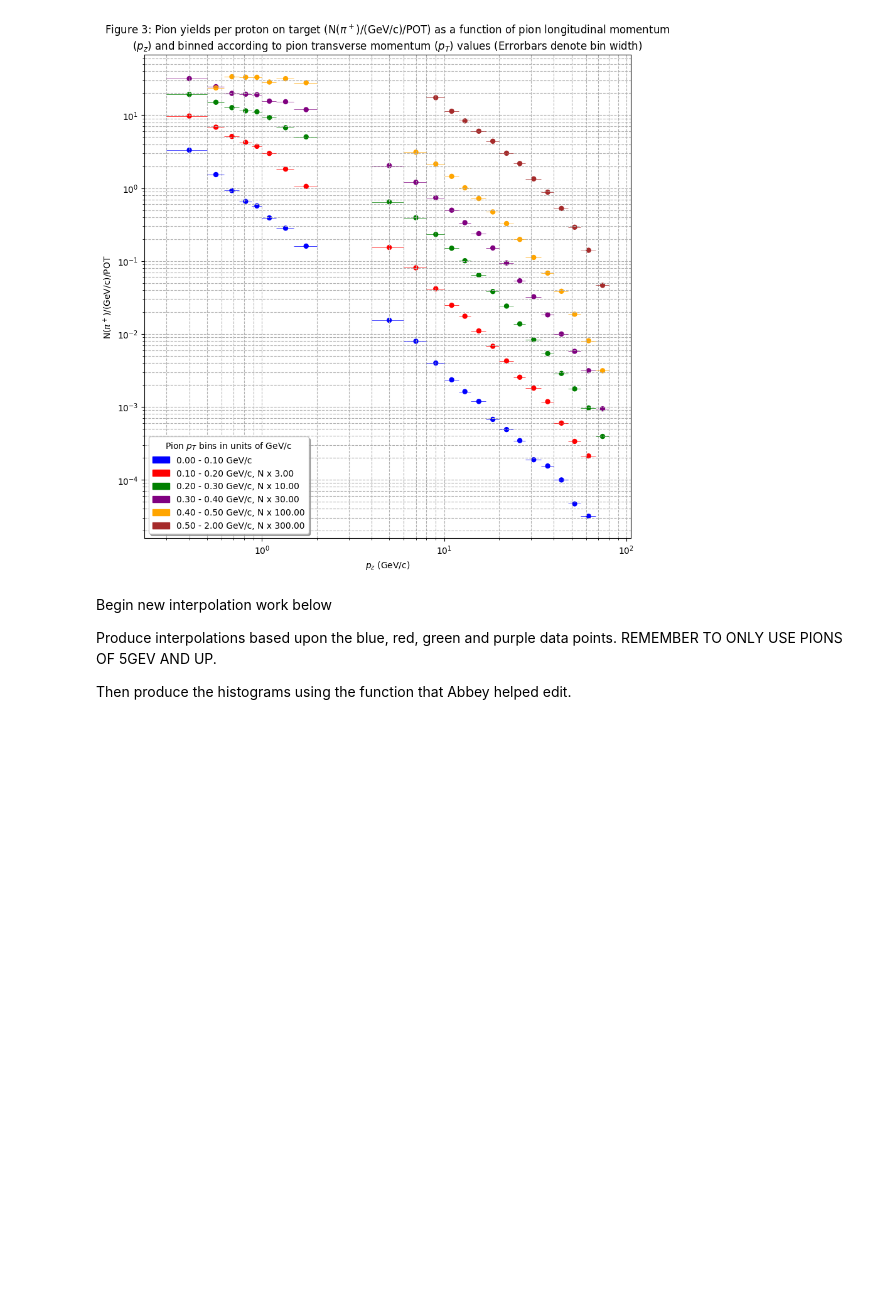
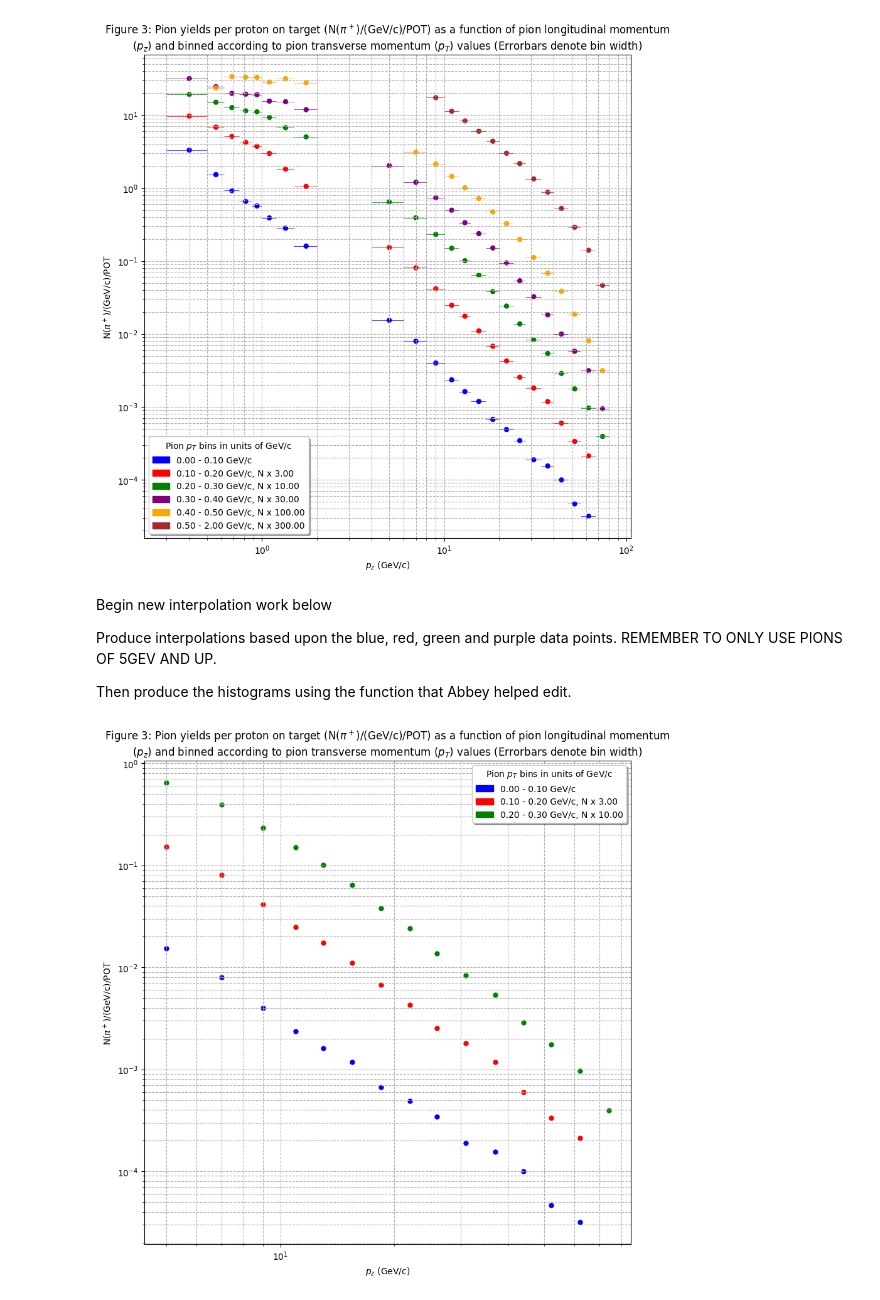
Before and after one commit to MrD0balina/Fourth-Year-Project---Neutrino-Oscillations, a Jupyter notebook: Week_8_Modifying_interpolation_focusing_on_higher_energy_pions_producing_histograms.ipynb, the cells around one changed output. Cells and saved outputs as stored; diff of their text form; code cells hidden in the pictures; blank space fills up the shorter version.

```diff
--- a/Week_8_Modifying_interpolation_focusing_on_higher_energy_pions_producing_histograms.ipynb
+++ b/Week_8_Modifying_interpolation_focusing_on_higher_energy_pions_producing_histograms.ipynb
@@ -265,0 +219,19 @@ Then produce the histograms using the function that Abbey helped edit.
+# %%
+######################### SEE COMMENT AT END OFF FFIRST LINE ######################
+
+# # colours = {  0 : "blue" , 1 : "red" , 2 : "green" , 3 : "purple" , 4 : "orange" , 5 : "brown"  }
+
+green_dots_only_y_axis_values_list = list( Pion_Plots_df1 [Pion_Plots_df1 ['pT (GeV=c) - plot colour codes'] == 2  ]['Final pi^+ plot value'] )    ## I have no idea how this line of code works ##
+green_dots_only_x_axis_values_list = list( Pion_Plots_df1 [Pion_Plots_df1 ['pT (GeV=c) - plot colour codes'] == 2  ]['pz (GeV=c) - mid range value'] )
+green_dots_new_x = [green_dots_only_x_axis_values_list for green_dots_only_x_axis_values_list in green_dots_only_x_axis_values_list if green_dots_only_x_axis_values_list >= 5]
+green_dots_new_y = ( green_dots_only_y_axis_values_list[  len(green_dots_only_y_axis_values_list)  - ( len(green_dots_new_x) ) : len(green_dots_only_y_axis_values_list) ]  )
+
+red_dots_only_y_axis_values_list = list( Pion_Plots_df1 [Pion_Plots_df1 ['pT (GeV=c) - plot colour codes'] == 1  ]['Final pi^+ plot value'] )
+red_dots_only_x_axis_values_list = list( Pion_Plots_df1 [Pion_Plots_df1 ['pT (GeV=c) - plot colour codes'] == 1  ]['pz (GeV=c) - mid range value'] )
+red_dots_new_x = [red_dots_only_x_axis_values_list for red_dots_only_x_axis_values_list in red_dots_only_x_axis_values_list if red_dots_only_x_axis_values_list >= 5]
+red_dots_new_y = ( red_dots_only_y_axis_values_list[  len(red_dots_only_y_axis_values_list)  - ( len(red_dots_new_x) ) : len(red_dots_only_y_axis_values_list) ]  )
+
+blue_dots_only_y_axis_values_list = list( Pion_Plots_df1 [Pion_Plots_df1 ['pT (GeV=c) - plot colour codes'] == 0  ]['Final pi^+ plot value'] )
+blue_dots_only_x_axis_values_list = list( Pion_Plots_df1 [Pion_Plots_df1 ['pT (GeV=c) - plot colour codes'] == 0  ]['pz (GeV=c) - mid range value'] )
+blue_dots_new_x = [blue_dots_only_x_axis_values_list for blue_dots_only_x_axis_values_list in blue_dots_only_x_axis_values_list if blue_dots_only_x_axis_values_list >= 5 ]
+blue_dots_new_y = ( blue_dots_only_y_axis_values_list[  len(blue_dots_only_y_axis_values_list)  - ( len(blue_dots_new_x) ) : len(blue_dots_only_y_axis_values_list) ] )
@@ -265,0 +242,55 @@ Then produce the histograms using the function that Abbey helped edit.
+# %%
+## CORRECT PLOT WITH ERROR BARS ##
+
+colours = {  0 : "blue" , 1 : "red" , 2 : "green" , 3 : "purple" , 4 : "orange" , 5 : "brown"  }
+
+labels_list = [ "0.00 - 0.10 GeV/c" , "0.10 - 0.20 GeV/c, N x 3.00"  ,  "0.20 - 0.30 GeV/c, N x 10.00"  ,  "0.30 - 0.40 GeV/c, N x 30.00"  ,  "0.40 - 0.50 GeV/c, N x 100.00"  ,  "0.50 - 2.00 GeV/c, N x 300.00"  ]
+
+blue_patch = mpatches.Patch(color='blue', label='0.00 - 0.10 GeV/c' )
+red_patch = mpatches.Patch(color='red', label='0.10 - 0.20 GeV/c, N x 3.00')
+green_patch = mpatches.Patch(color='green', label='0.20 - 0.30 GeV/c, N x 10.00')
+#purple_patch = mpatches.Patch(color='purple', label='0.30 - 0.40 GeV/c, N x 30.00')
+#orange_patch = mpatches.Patch(color='orange', label='0.40 - 0.50 GeV/c, N x 100.00')
+#brown_patch = mpatches.Patch(color='brown', label='0.50 - 2.00 GeV/c, N x 300.00')
+
+# handles_for_legend =  [  blue_patch , red_patch ,  green_patch ,  purple_patch , orange_patch , brown_patch  ]
+
+handles_for_legend =  [  blue_patch , red_patch ,  green_patch  ]
+
+
+f = plt.figure()
+f.set_figwidth(10)
+f.set_figheight(10)
+
+plt.scatter(   x = green_dots_new_x   ,   y = green_dots_new_y   ,   c = "green" , s = 25 , label =  labels_list )
+plt.scatter(   x = red_dots_new_x   ,   y = red_dots_new_y   ,   c = "red" , s = 25 , label =  labels_list )
+plt.scatter(   x = blue_dots_new_x   ,   y = blue_dots_new_y   ,   c = "blue" , s = 25 , label =  labels_list )
+
+
+#plt.errorbar( x = Pion_Plots_df1["pz (GeV=c) - mid range value"] , y = Pion_Plots_df1["Final pi^+ plot value"] * 300 , yerr  =  None , xerr = Pion_Plots_df1["bin width"] , ecolor = Pion_Plots_df1["pT (GeV=c) - plot colour codes"] )
+
+#plt.errorbar( x = Pion_Plots_df1["pz (GeV=c) - mid range value"] , y = Pion_Plots_df1["Final pi^+ plot value"], yerr  =  None , xerr = Pion_Plots_df1["bin width"] ,
+#             ls = None , fmt = 'none' , ecolor = Pion_Plots_df1["pT (GeV=c) - plot colour codes"].map(colours), elinewidth = 0.5 , capsize  = Pion_Plots_df1["error bar capsize"])
+
+# plt.errorbar( x = Pion_Plots_df1["pz (GeV=c) - mid range value"] , y = Pion_Plots_df1["Final pi^+ plot value"], yerr  =  None , xerr = Pion_Plots_df1["bin width"] ,
+#             ls = None , fmt = 'none' , ecolor = Pion_Plots_df1["pT (GeV=c) - plot colour codes"].map(colours), elinewidth = Pion_Plots_df1["error bar line width"] )
+
+# plt.errorbar( x = Pion_Plots_df1["pz (GeV=c) - mid range value"] , y = Pion_Plots_df1["Final pi^+ plot value"], yerr  =  None , xerr = Pion_Plots_df1["bin width"] ,
+#              ls = None , fmt = 'none' , ecolor = Pion_Plots_df1["pT (GeV=c) - plot colour codes"].map(colours), elinewidth = 0.5  )
+
+plt.xscale("log")
+plt.yscale("log")
+plt.grid( True , which = "both" , ls = "--" )
+
+plt.legend(  labels = labels_list , handles = handles_for_legend , shadow = True , fancybox = True , title = r"Pion $p_{T}$ bins in units of GeV/c" )
+
+plt.title("\n".join(wrap(r"Figure 1: Pion yields per proton on target (N($\pi^+$)/(GeV/c)/POT) as a function of pion longitudinal momentum ($p_{z}$) and binned according to pion transverse momentum ($p_{T}$) values (Errorbars denote bin width) - Pion longitudinal lower limit = 5GeV/c" , 120 ) ) )
+
+plt.xlabel(r"$p_{z}$ (GeV/c)")
+plt.ylabel(r"N($\pi^+$)/(GeV/c)/POT")
+
+plt.savefig('Figure 3: Positive pion yields per proton on target - binned according to pion longitudinal and transverse momenta .png' , dpi=200 , bbox_inches = "tight")
+
+plt.show()
+# %% [output]
+[figure, added]
```
Also changed, not shown: parts of 25 cells of this notebook.
